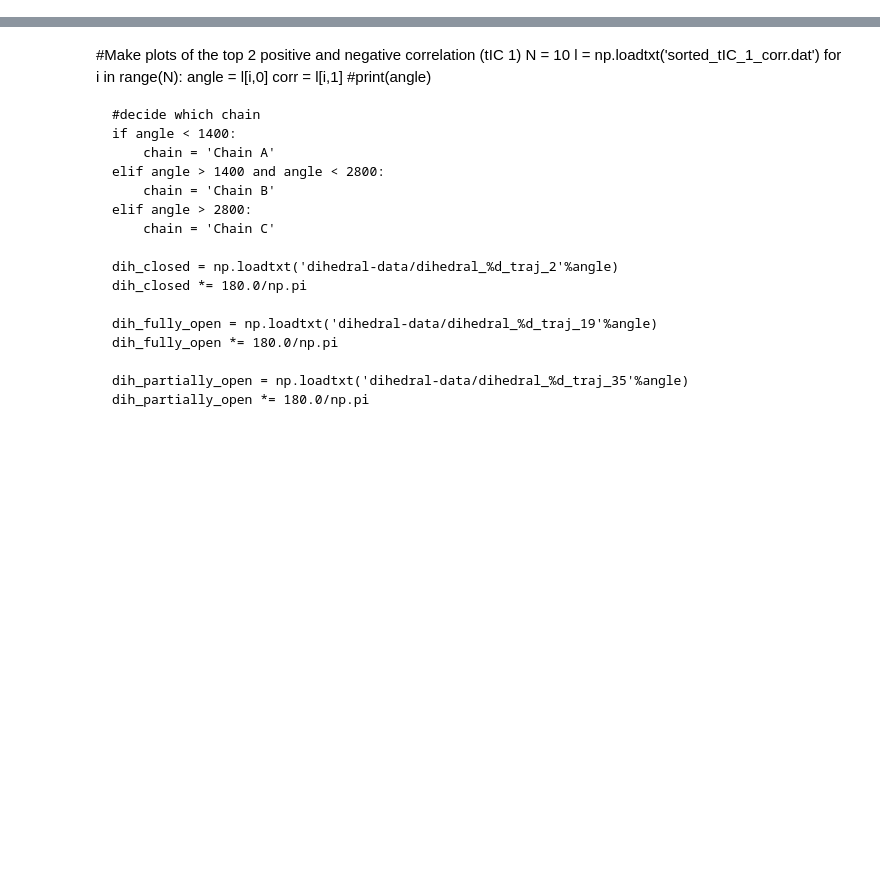
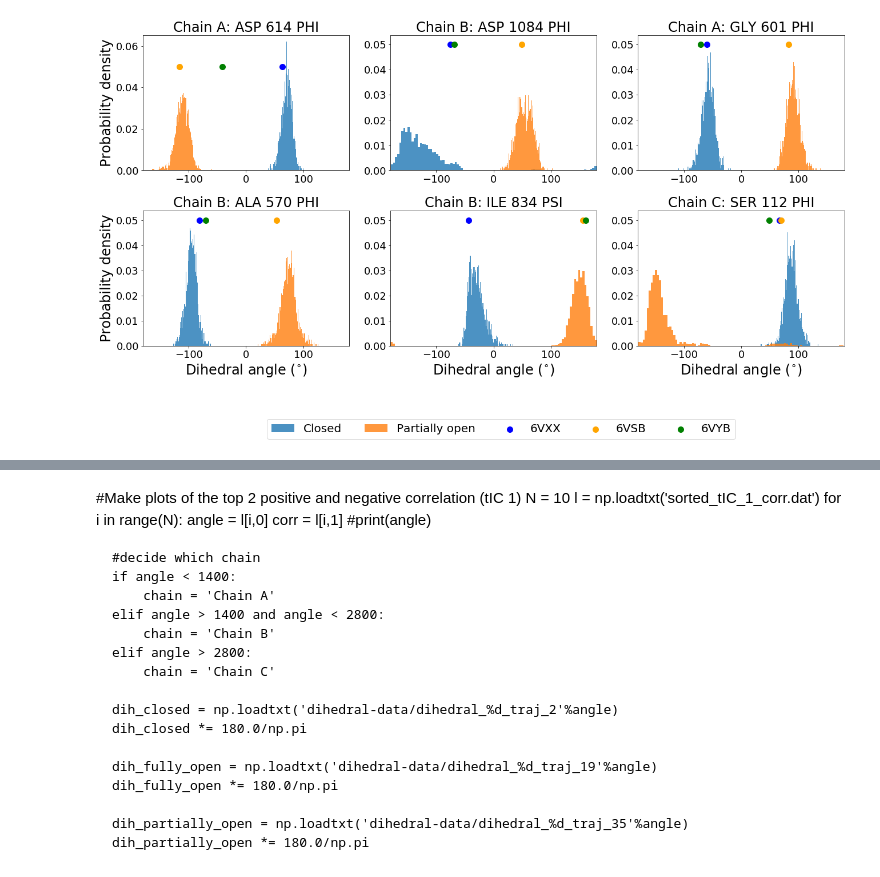
Before and after one commit to dhimanray/COVID-19-correlation-work, a Jupyter notebook: tica-dihedral/dihedral-dist.ipynb, the cells around one changed output, grey strips where cells are left out. Drawn from its saved outputs; the diff is of its cells as text; code cells hidden in the pictures; blank space fills up the shorter version.

```diff
--- a/tica-dihedral/dihedral-dist.ipynb
+++ b/tica-dihedral/dihedral-dist.ipynb
@@ -18,0 +92,22 @@ feat.add_backbone_torsions("index 35338 to 53006", cossin=False, periodic=True)
+# %%
+fig = plt.figure(figsize=(22,10))
+fig.subplots_adjust(hspace=0.3, wspace=0.2)
+
+plt.subplot(2,3,1)
+plot_dist('A',614,'phi',resname='ASP',ylabel=True)
+plt.subplot(2,3,2)
+plot_dist('B',1084,'phi',resname='ASP')
+plt.subplot(2,3,3)
+plot_dist('A',601,'phi',resname='GLY')
+plt.subplot(2,3,4)
+plot_dist('B',570,'phi',resname='ALA',ylabel=True,xlabel=True)
+plt.subplot(2,3,5)
+plot_dist('B',834,'psi',resname='ILE',xlabel=True)
+plt.subplot(2,3,6)
+plot_dist('C',112,'phi',resname='SER',xlabel=True)
+
+plt.legend(fontsize=20,ncol=6,bbox_to_anchor=(0.5, -0.5))
+#plt.show()
+plt.savefig('dihedral-distribution-overall.pdf',bbox_inches='tight')
+# %% [output]
+[figure, added]
```
Also changed, not shown: parts of 6 cells of this notebook, 33 other files.
